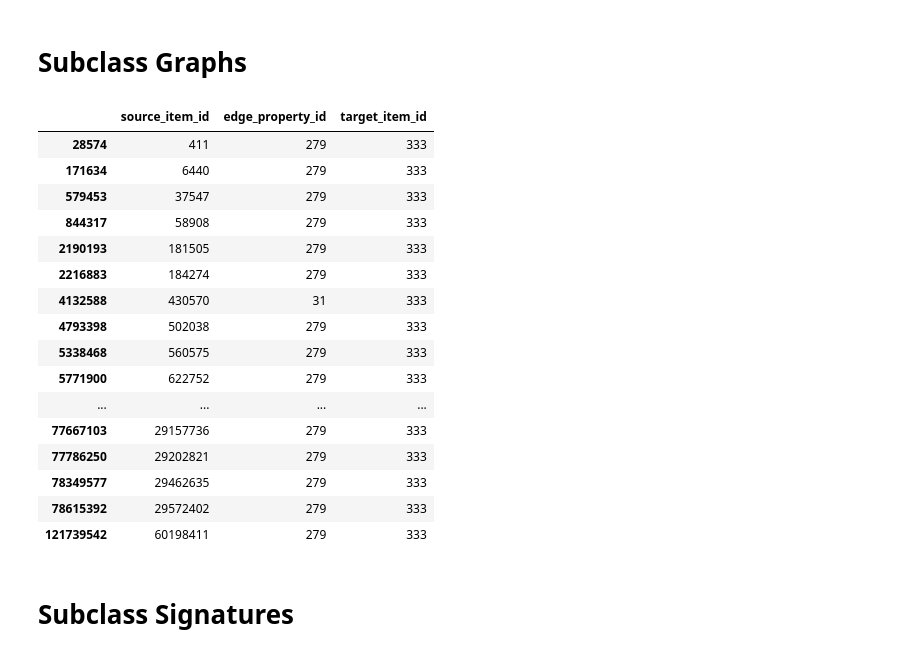
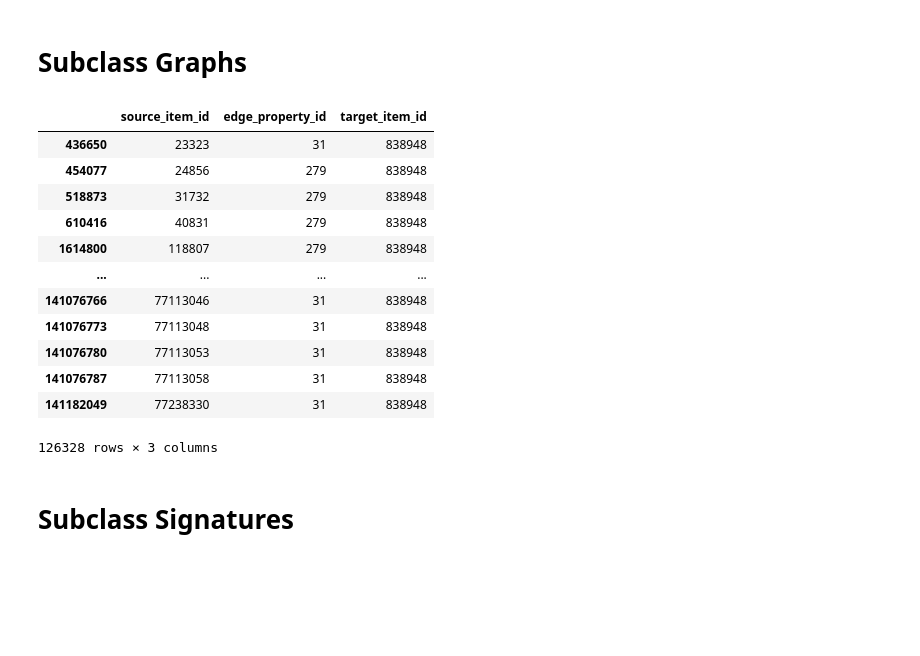
Before and after one commit to Vosloo/entity-linking, a Jupyter notebook: data_filtering.ipynb, the cells around one changed output. Saved outputs shown, nothing was run; the diff lists cells and outputs as text; code cells hidden in the pictures; blank space fills up the shorter version.

```diff
--- a/data_filtering.ipynb
+++ b/data_filtering.ipynb
@@ -121,23 +110,19 @@ root_qids = {
 # %%
-qpq_df[qpq_df["target_item_id"] == 333]
+qpq_df[qpq_df["target_item_id"] == 838948]
 # %% [output]
 |  | source_item_id | edge_property_id | target_item_id |
-| 28574 | 411 | 279 | 333 |
-| 171634 | 6440 | 279 | 333 |
-| 579453 | 37547 | 279 | 333 |
-| 844317 | 58908 | 279 | 333 |
-| 2190193 | 181505 | 279 | 333 |
-| 2216883 | 184274 | 279 | 333 |
-| 4132588 | 430570 | 31 | 333 |
-| 4793398 | 502038 | 279 | 333 |
-| 5338468 | 560575 | 279 | 333 |
-| 5771900 | 622752 | 279 | 333 |
+| 436650 | 23323 | 31 | 838948 |
+| 454077 | 24856 | 279 | 838948 |
+| 518873 | 31732 | 279 | 838948 |
+| 610416 | 40831 | 279 | 838948 |
+| 1614800 | 118807 | 279 | 838948 |
 | ... | ... | ... | ... |
-| 77667103 | 29157736 | 279 | 333 |
-| 77786250 | 29202821 | 279 | 333 |
-| 78349577 | 29462635 | 279 | 333 |
-| 78615392 | 29572402 | 279 | 333 |
-| 121739542 | 60198411 | 279 | 333 |
+| 141076766 | 77113046 | 31 | 838948 |
+| 141076773 | 77113048 | 31 | 838948 |
+| 141076780 | 77113053 | 31 | 838948 |
+| 141076787 | 77113058 | 31 | 838948 |
+| 141182049 | 77238330 | 31 | 838948 |
+126328 rows × 3 columns
 # %%
 subclass_qids = {
     lbl: set(nx.ancestors(property_graph, qid)).union(set([qid]))
```
Also changed, not shown: parts of 31 cells of this notebook, 1 other file.
